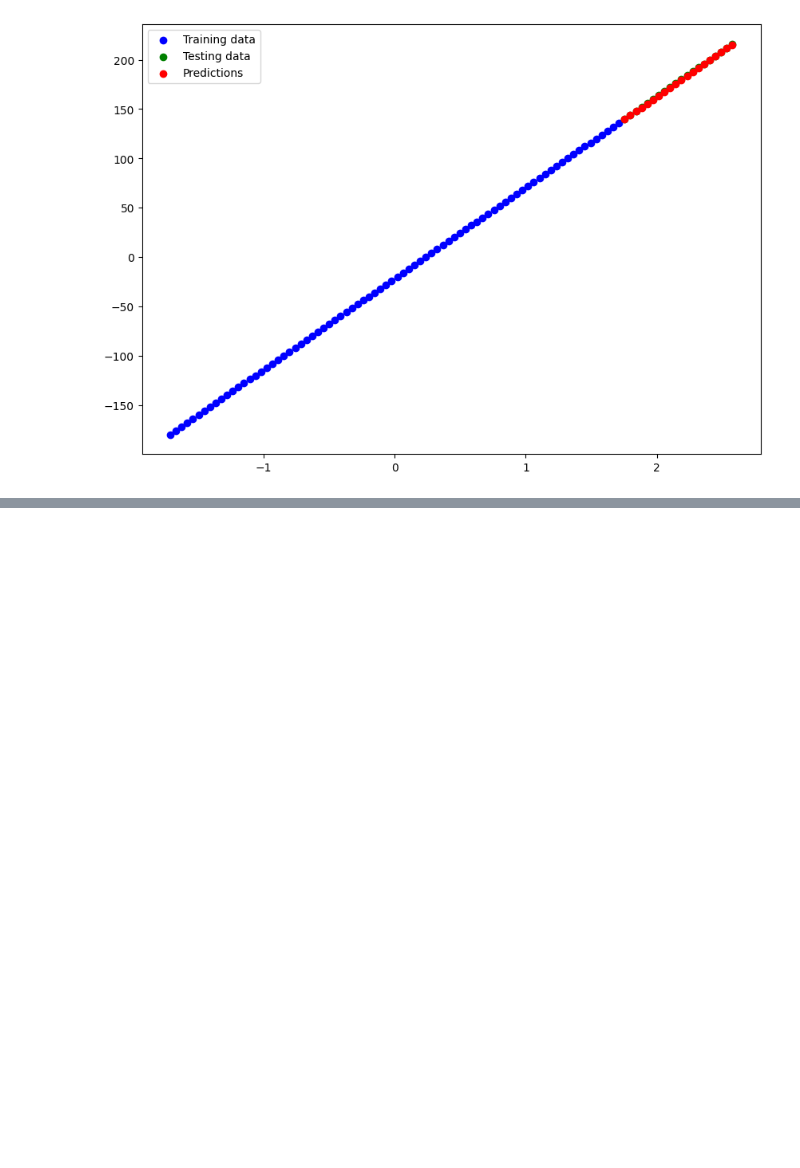
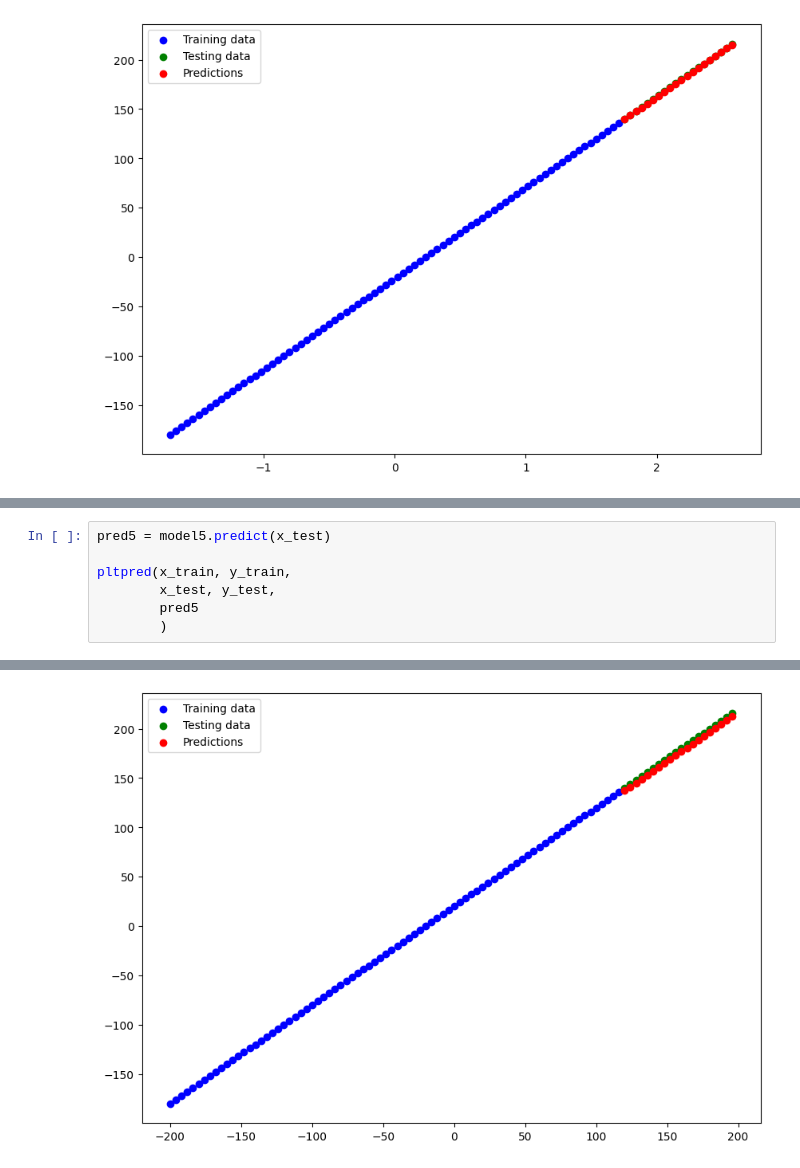
Before and after one commit to roob32/Personal-Notes, a Jupyter notebook: Supplementary Materials for ML/Assessments/Assessment1.ipynb, the cells around one changed output, grey strips where cells are left out. Drawn from its saved outputs; the diff is of its cells as text; blank space fills up the shorter version.

```diff
--- a/Supplementary Materials for ML/Assessments/Assessment1.ipynb
+++ b/Supplementary Materials for ML/Assessments/Assessment1.ipynb
@@ -411,0 +622,8 @@ pltpred(x_train_scaled, y_train,
+# %%
+pred5 = model5.predict(x_test)
+
+pltpred(x_train, y_train,
+        x_test, y_test,
+        pred5
+        )
+# %% [output]
@@ -411,0 +631 @@ pltpred(x_train_scaled, y_train,
+[figure, added]
```
Also changed, not shown: parts of 92 cells of this notebook.
